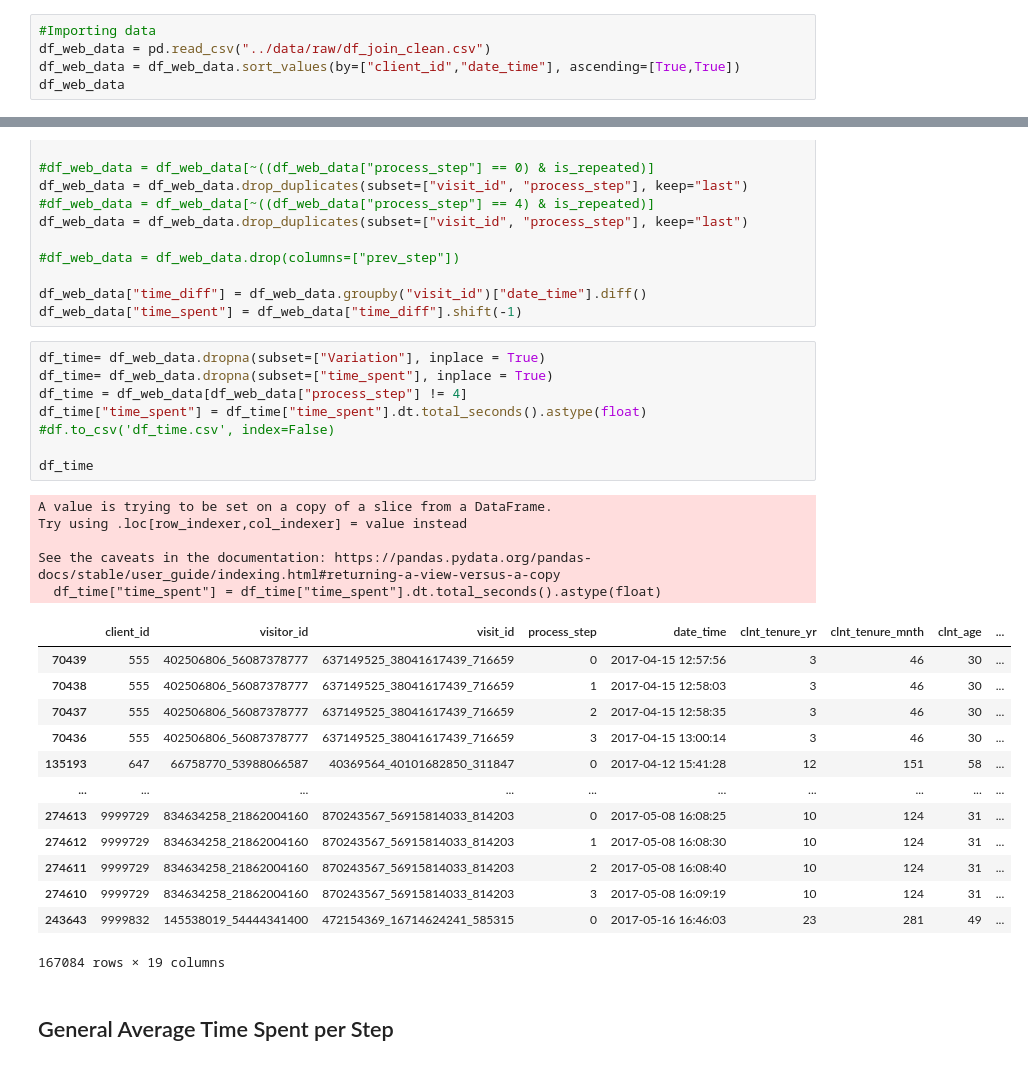
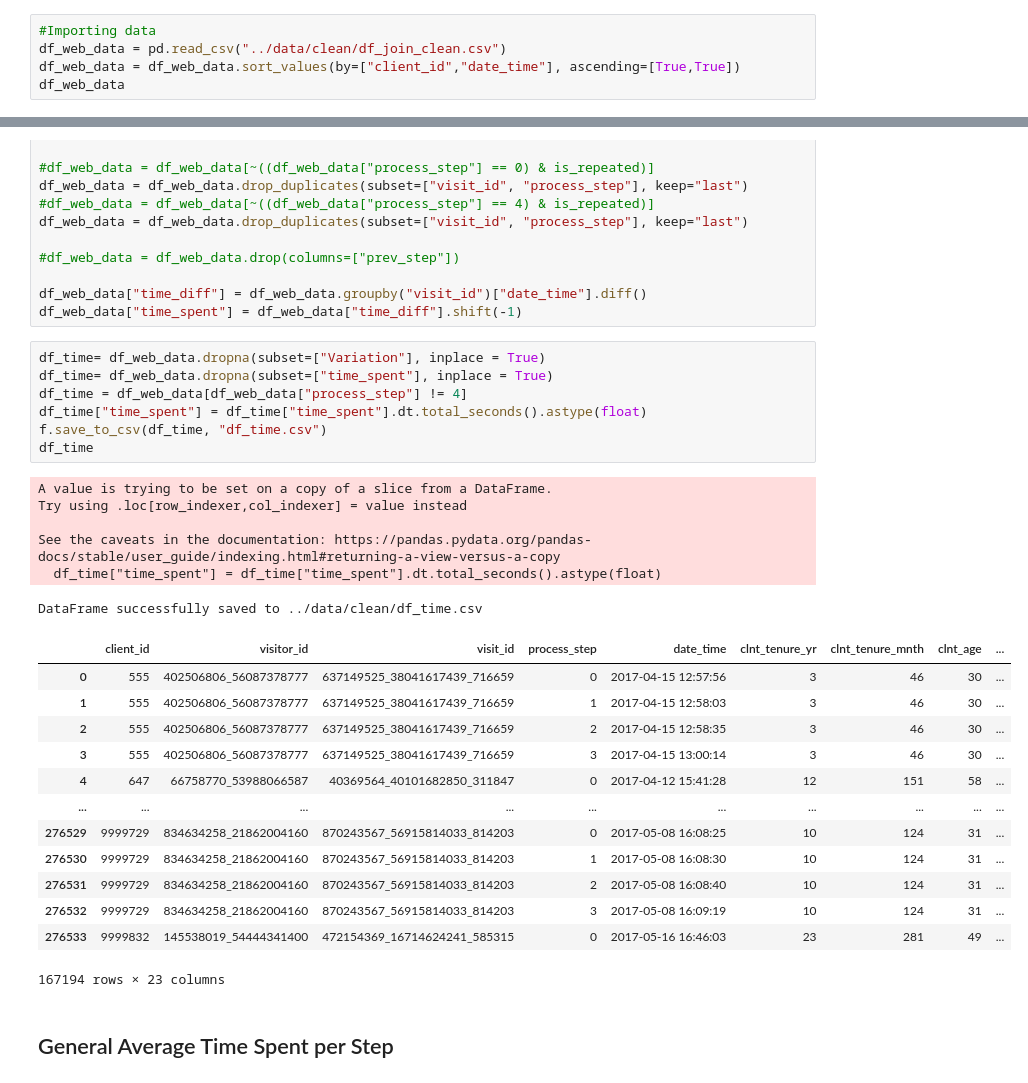
Before and after one commit to ricgolding/second-project-eda-inf-stats, a Jupyter notebook: notebooks/step_time_analysis_carles.ipynb, the cells around one changed output, grey strips where cells are left out. Cells and saved outputs as stored; diff of their text form.

```diff
--- a/notebooks/step_time_analysis_carles.ipynb
+++ b/notebooks/step_time_analysis_carles.ipynb
@@ -12,7 +12,7 @@ import functions as f
 # Time Spent on Each Step Analysis
 # %%
 #Importing data
-df_web_data = pd.read_csv("../data/raw/df_join_clean.csv")
+df_web_data = pd.read_csv("../data/clean/df_join_clean.csv")
 df_web_data = df_web_data.sort_values(by=["client_id","date_time"], ascending=[True,True])
 df_web_data
 # %% [output]
@@ -49,30 +49,30 @@ df_web_data["time_spent"] = df_web_data["time_diff"].shift(-1)
 # %%
 df_time= df_web_data.dropna(subset=["Variation"], inplace = True)
 df_time= df_web_data.dropna(subset=["time_spent"], inplace = True)
 df_time = df_web_data[df_web_data["process_step"] != 4]
 df_time["time_spent"] = df_time["time_spent"].dt.total_seconds().astype(float)
-#df.to_csv('df_time.csv', index=False)
-
+f.save_to_csv(df_time, "df_time.csv")
 df_time
 # %% [output]
 A value is trying to be set on a copy of a slice from a DataFrame.
 Try using .loc[row_indexer,col_indexer] = value instead
 
 See the caveats in the documentation: https://pandas.pydata.org/pandas-docs/stable/user_guide/indexing.html#returning-a-view-versus-a-copy
   df_time["time_spent"] = df_time["time_spent"].dt.total_seconds().astype(float)
+DataFrame successfully saved to ../data/clean/df_time.csv
 |  | client_id | visitor_id | visit_id | process_step | date_time | clnt_tenure_yr | clnt_tenure_mnth | clnt_age | ... |
-| 70439 | 555 | 402506806_56087378777 | 637149525_38041617439_716659 | 0 | 2017-04-15 12:57:56 | 3 | 46 | 30 | ... |
-| 70438 | 555 | 402506806_56087378777 | 637149525_38041617439_716659 | 1 | 2017-04-15 12:58:03 | 3 | 46 | 30 | ... |
-| 70437 | 555 | 402506806_56087378777 | 637149525_38041617439_716659 | 2 | 2017-04-15 12:58:35 | 3 | 46 | 30 | ... |
-| 70436 | 555 | 402506806_56087378777 | 637149525_38041617439_716659 | 3 | 2017-04-15 13:00:14 | 3 | 46 | 30 | ... |
-| 135193 | 647 | 66758770_53988066587 | 40369564_40101682850_311847 | 0 | 2017-04-12 15:41:28 | 12 | 151 | 58 | ... |
+| 0 | 555 | 402506806_56087378777 | 637149525_38041617439_716659 | 0 | 2017-04-15 12:57:56 | 3 | 46 | 30 | ... |
+| 1 | 555 | 402506806_56087378777 | 637149525_38041617439_716659 | 1 | 2017-04-15 12:58:03 | 3 | 46 | 30 | ... |
+| 2 | 555 | 402506806_56087378777 | 637149525_38041617439_716659 | 2 | 2017-04-15 12:58:35 | 3 | 46 | 30 | ... |
+| 3 | 555 | 402506806_56087378777 | 637149525_38041617439_716659 | 3 | 2017-04-15 13:00:14 | 3 | 46 | 30 | ... |
+| 4 | 647 | 66758770_53988066587 | 40369564_40101682850_311847 | 0 | 2017-04-12 15:41:28 | 12 | 151 | 58 | ... |
 | ... | ... | ... | ... | ... | ... | ... | ... | ... | ... |
-| 274613 | 9999729 | 834634258_21862004160 | 870243567_56915814033_814203 | 0 | 2017-05-08 16:08:25 | 10 | 124 | 31 | ... |
-| 274612 | 9999729 | 834634258_21862004160 | 870243567_56915814033_814203 | 1 | 2017-05-08 16:08:30 | 10 | 124 | 31 | ... |
-| 274611 | 9999729 | 834634258_21862004160 | 870243567_56915814033_814203 | 2 | 2017-05-08 16:08:40 | 10 | 124 | 31 | ... |
-| 274610 | 9999729 | 834634258_21862004160 | 870243567_56915814033_814203 | 3 | 2017-05-08 16:09:19 | 10 | 124 | 31 | ... |
-| 243643 | 9999832 | 145538019_54444341400 | 472154369_16714624241_585315 | 0 | 2017-05-16 16:46:03 | 23 | 281 | 49 | ... |
+| 276529 | 9999729 | 834634258_21862004160 | 870243567_56915814033_814203 | 0 | 2017-05-08 16:08:25 | 10 | 124 | 31 | ... |
+| 276530 | 9999729 | 834634258_21862004160 | 870243567_56915814033_814203 | 1 | 2017-05-08 16:08:30 | 10 | 124 | 31 | ... |
+| 276531 | 9999729 | 834634258_21862004160 | 870243567_56915814033_814203 | 2 | 2017-05-08 16:08:40 | 10 | 124 | 31 | ... |
+| 276532 | 9999729 | 834634258_21862004160 | 870243567_56915814033_814203 | 3 | 2017-05-08 16:09:19 | 10 | 124 | 31 | ... |
+| 276533 | 9999832 | 145538019_54444341400 | 472154369_16714624241_585315 | 0 | 2017-05-16 16:46:03 | 23 | 281 | 49 | ... |
-167084 rows × 19 columns
+167194 rows × 23 columns
 # %% [markdown]
 ## General Average Time Spent per Step
 # %%
```
Also changed, not shown: parts of 25 cells of this notebook, 1 other file.
